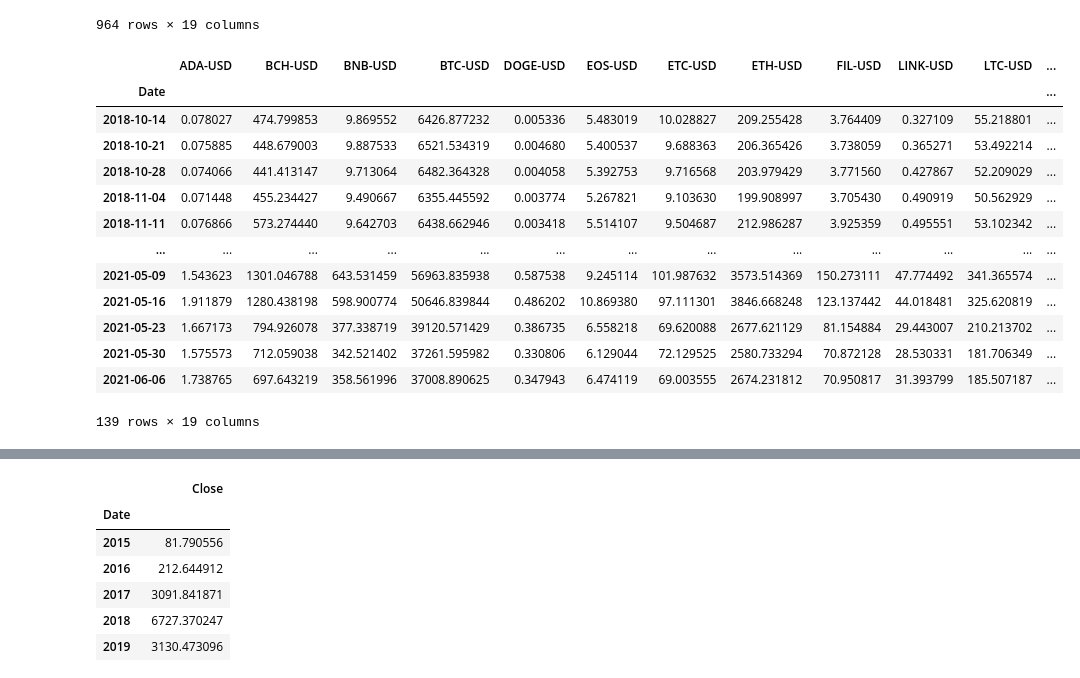
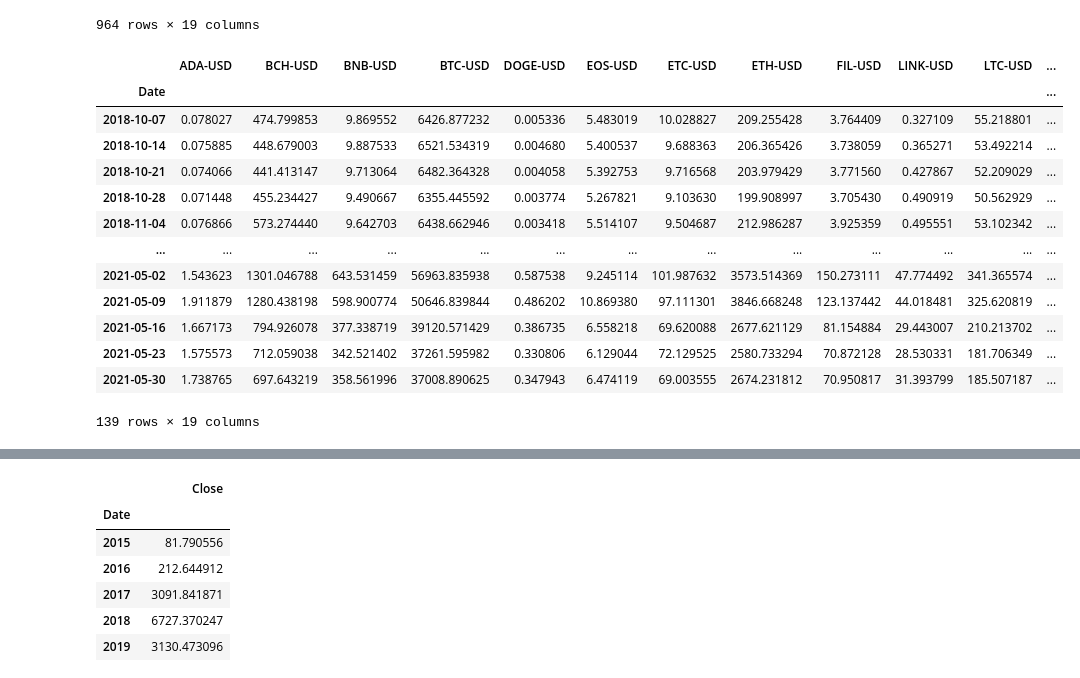
Before and after one commit to kenneykwan/Springboard, a Jupyter notebook: Capstone2-CCI30Index/Capstone 2 CCI30 Index - EDA.ipynb, the cells around one changed output, grey strips where cells are left out. Cells and saved outputs as stored; diff of their text form; code cells hidden in the pictures.

```diff
--- a/Capstone2-CCI30Index/Capstone 2 CCI30 Index - EDA.ipynb
+++ b/Capstone2-CCI30Index/Capstone 2 CCI30 Index - EDA.ipynb
@@ -33,24 +33,24 @@ stock_prices
 # %%
 #Resample stock_prices to weekly data
 stock_prices.index = pd.to_datetime(stock_prices.index)
 
-stock_prices= stock_prices.resample('W').apply('mean')
+stock_prices= stock_prices.resample('W', label = 'left').apply('mean')
 
 stock_prices
 # %% [output]
 |  | ADA-USD | BCH-USD | BNB-USD | BTC-USD | DOGE-USD | EOS-USD | ETC-USD | ETH-USD | FIL-USD | LINK-USD | LTC-USD | ... |
 | Date |  |  |  |  |  |  |  |  |  |  |  | ... |
-| 2018-10-14 | 0.078027 | 474.799853 | 9.869552 | 6426.877232 | 0.005336 | 5.483019 | 10.028827 | 209.255428 | 3.764409 | 0.327109 | 55.218801 | ... |
-| 2018-10-21 | 0.075885 | 448.679003 | 9.887533 | 6521.534319 | 0.004680 | 5.400537 | 9.688363 | 206.365426 | 3.738059 | 0.365271 | 53.492214 | ... |
-| 2018-10-28 | 0.074066 | 441.413147 | 9.713064 | 6482.364328 | 0.004058 | 5.392753 | 9.716568 | 203.979429 | 3.771560 | 0.427867 | 52.209029 | ... |
-| 2018-11-04 | 0.071448 | 455.234427 | 9.490667 | 6355.445592 | 0.003774 | 5.267821 | 9.103630 | 199.908997 | 3.705430 | 0.490919 | 50.562929 | ... |
-| 2018-11-11 | 0.076866 | 573.274440 | 9.642703 | 6438.662946 | 0.003418 | 5.514107 | 9.504687 | 212.986287 | 3.925359 | 0.495551 | 53.102342 | ... |
+| 2018-10-07 | 0.078027 | 474.799853 | 9.869552 | 6426.877232 | 0.005336 | 5.483019 | 10.028827 | 209.255428 | 3.764409 | 0.327109 | 55.218801 | ... |
+| 2018-10-14 | 0.075885 | 448.679003 | 9.887533 | 6521.534319 | 0.004680 | 5.400537 | 9.688363 | 206.365426 | 3.738059 | 0.365271 | 53.492214 | ... |
+| 2018-10-21 | 0.074066 | 441.413147 | 9.713064 | 6482.364328 | 0.004058 | 5.392753 | 9.716568 | 203.979429 | 3.771560 | 0.427867 | 52.209029 | ... |
+| 2018-10-28 | 0.071448 | 455.234427 | 9.490667 | 6355.445592 | 0.003774 | 5.267821 | 9.103630 | 199.908997 | 3.705430 | 0.490919 | 50.562929 | ... |
+| 2018-11-04 | 0.076866 | 573.274440 | 9.642703 | 6438.662946 | 0.003418 | 5.514107 | 9.504687 | 212.986287 | 3.925359 | 0.495551 | 53.102342 | ... |
 | ... | ... | ... | ... | ... | ... | ... | ... | ... | ... | ... | ... | ... |
-| 2021-05-09 | 1.543623 | 1301.046788 | 643.531459 | 56963.835938 | 0.587538 | 9.245114 | 101.987632 | 3573.514369 | 150.273111 | 47.774492 | 341.365574 | ... |
-| 2021-05-16 | 1.911879 | 1280.438198 | 598.900774 | 50646.839844 | 0.486202 | 10.869380 | 97.111301 | 3846.668248 | 123.137442 | 44.018481 | 325.620819 | ... |
-| 2021-05-23 | 1.667173 | 794.926078 | 377.338719 | 39120.571429 | 0.386735 | 6.558218 | 69.620088 | 2677.621129 | 81.154884 | 29.443007 | 210.213702 | ... |
-| 2021-05-30 | 1.575573 | 712.059038 | 342.521402 | 37261.595982 | 0.330806 | 6.129044 | 72.129525 | 2580.733294 | 70.872128 | 28.530331 | 181.706349 | ... |
-| 2021-06-06 | 1.738765 | 697.643219 | 358.561996 | 37008.890625 | 0.347943 | 6.474119 | 69.003555 | 2674.231812 | 70.950817 | 31.393799 | 185.507187 | ... |
+| 2021-05-02 | 1.543623 | 1301.046788 | 643.531459 | 56963.835938 | 0.587538 | 9.245114 | 101.987632 | 3573.514369 | 150.273111 | 47.774492 | 341.365574 | ... |
+| 2021-05-09 | 1.911879 | 1280.438198 | 598.900774 | 50646.839844 | 0.486202 | 10.869380 | 97.111301 | 3846.668248 | 123.137442 | 44.018481 | 325.620819 | ... |
+| 2021-05-16 | 1.667173 | 794.926078 | 377.338719 | 39120.571429 | 0.386735 | 6.558218 | 69.620088 | 2677.621129 | 81.154884 | 29.443007 | 210.213702 | ... |
+| 2021-05-23 | 1.575573 | 712.059038 | 342.521402 | 37261.595982 | 0.330806 | 6.129044 | 72.129525 | 2580.733294 | 70.872128 | 28.530331 | 181.706349 | ... |
+| 2021-05-30 | 1.738765 | 697.643219 | 358.561996 | 37008.890625 | 0.347943 | 6.474119 | 69.003555 | 2674.231812 | 70.950817 | 31.393799 | 185.507187 | ... |
 139 rows × 19 columns
 # %%
 #Set Index as Date and filter data to just include Closing price
```
Also changed, not shown: parts of 4 cells of this notebook, 1 other file.
